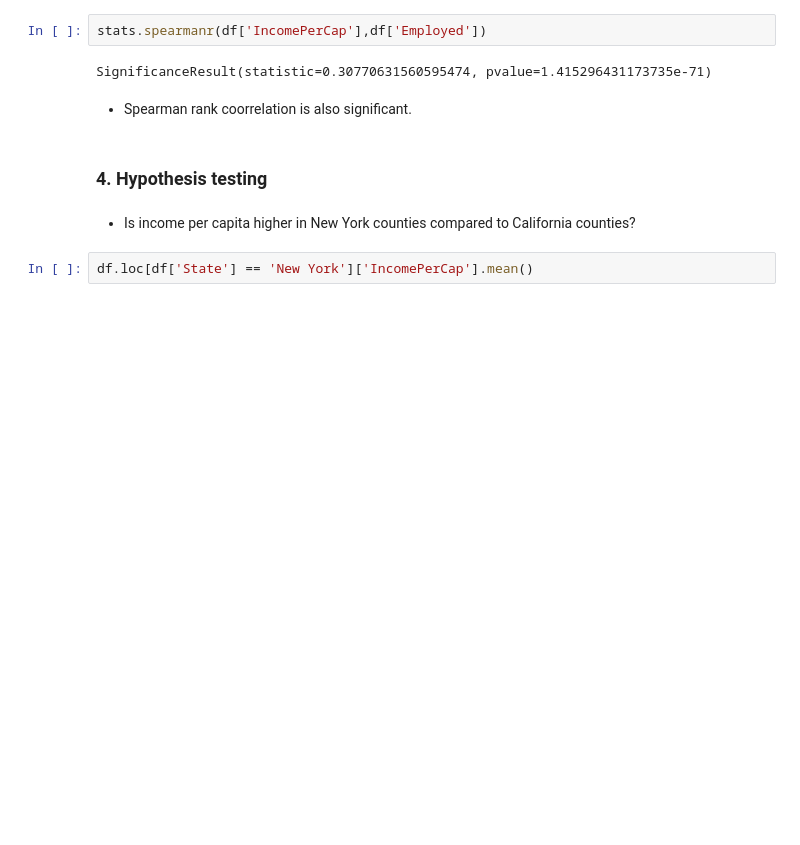
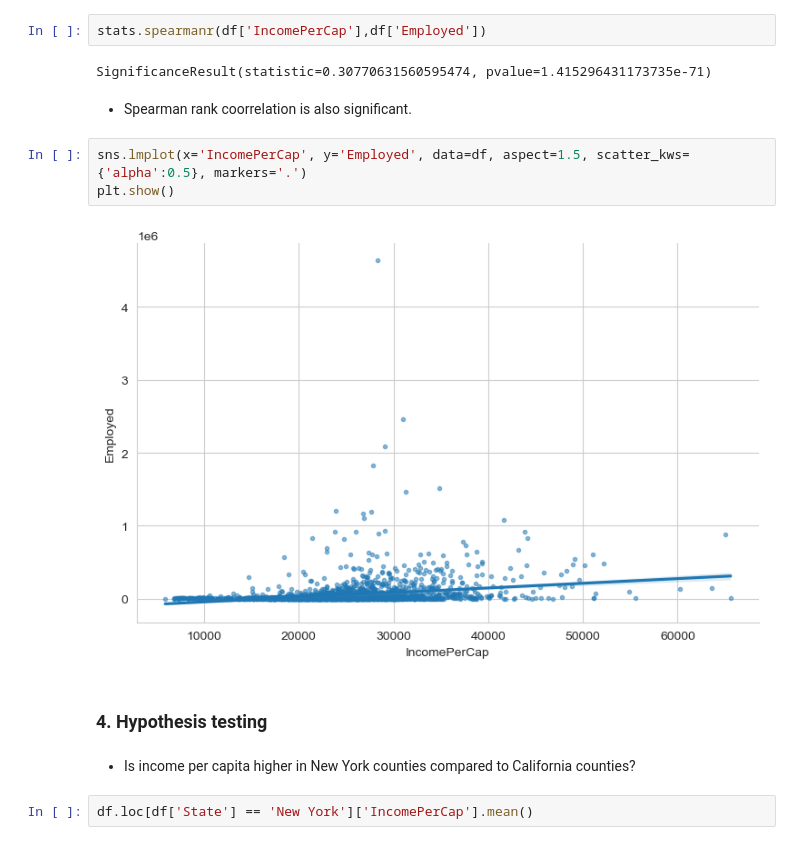
Before and after one commit to sylvainshan/Applied-Data-Analysis, a Jupyter notebook: Exercises/03 - Describing data/Describing_data_exercise.ipynb, the cells around one changed output. Cells and saved outputs as stored; diff of their text form; blank space fills up the shorter version.

Commit message:
Exercice 3: Describing Data

```diff
--- a/Exercises/03 - Describing data/Describing_data_exercise.ipynb
+++ b/Exercises/03 - Describing data/Describing_data_exercise.ipynb
@@ -130,6 +131,11 @@ stats.spearmanr(df['IncomePerCap'],df['Employed'])
 SignificanceResult(statistic=0.30770631560595474, pvalue=1.415296431173735e-71)
 # %% [markdown]
 - Spearman rank coorrelation is also significant.
+# %%
+sns.lmplot(x='IncomePerCap', y='Employed', data=df, aspect=1.5, scatter_kws={'alpha':0.5}, markers='.')
+plt.show()
+# %% [output]
+[figure, added]
 # %% [markdown]
 ### 4. Hypothesis testing
 # %% [markdown]
```
Also changed, not shown: parts of 38 cells of this notebook.
